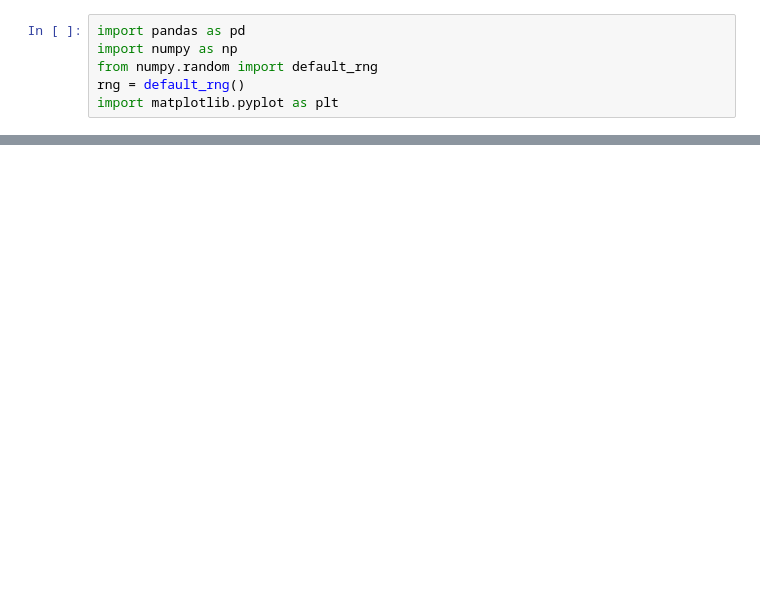
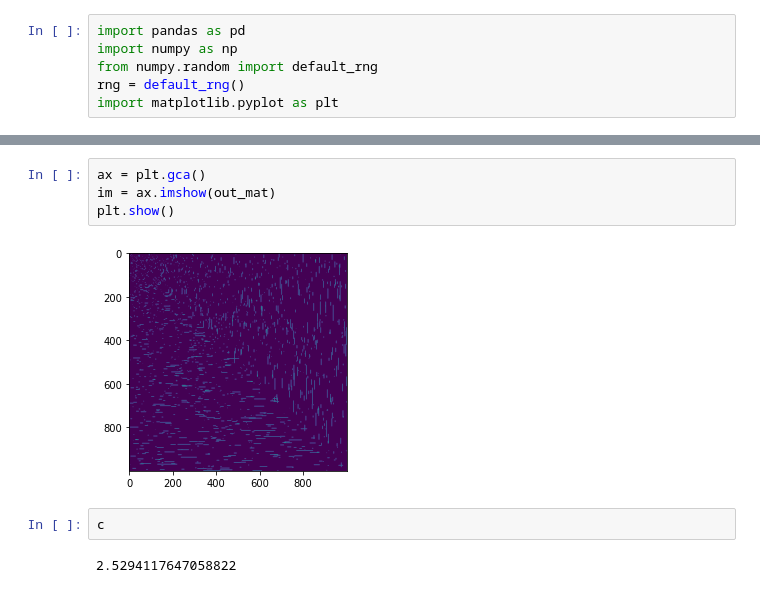
Before and after one commit to JD-X1/Aegis, a Jupyter notebook: apollyon/niche_model_mods.ipynb, the cells around one changed output, grey strips where cells are left out. Cells and saved outputs as stored; diff of their text form; blank space fills up the shorter version.

```diff
--- a/apollyon/niche_model_mods.ipynb
+++ b/apollyon/niche_model_mods.ipynb
@@ -63,0 +213,10 @@ plt.show()
+# %%
+ax = plt.gca()
+im = ax.imshow(out_mat)
+plt.show()
+# %% [output]
+[figure, added]
+# %%
+c
+# %% [output]
+2.5294117647058822
```
Also changed, not shown: parts of 17 cells of this notebook, 1 other file.
